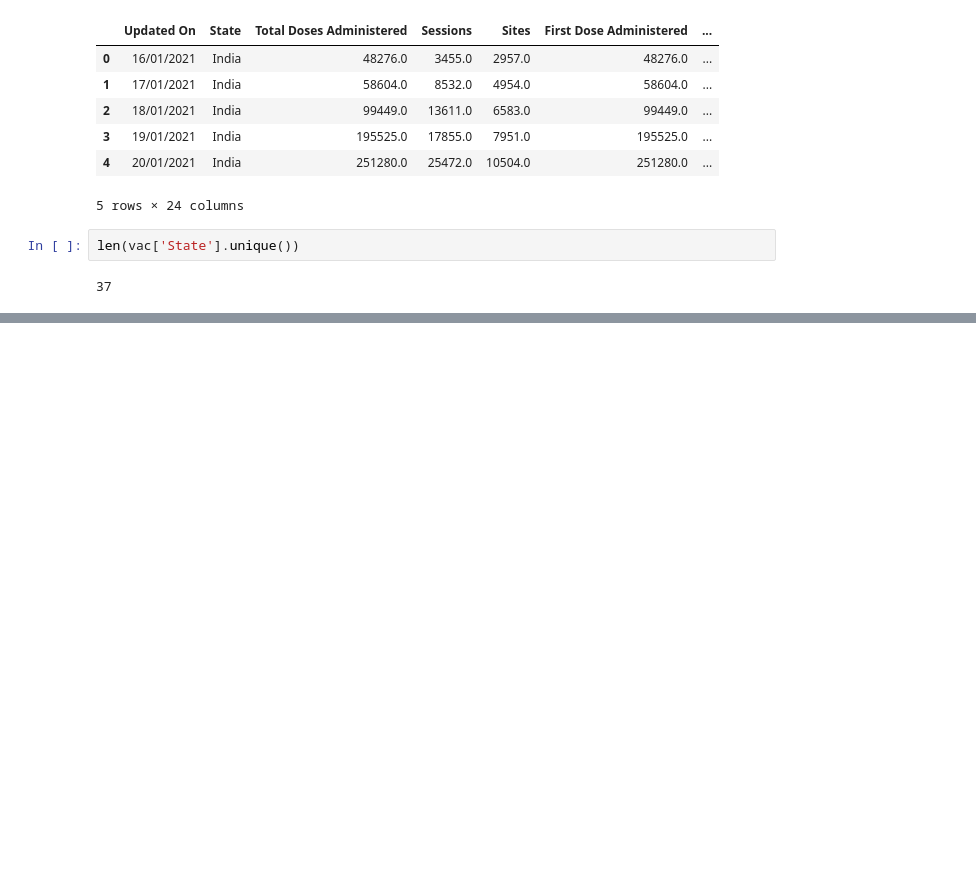
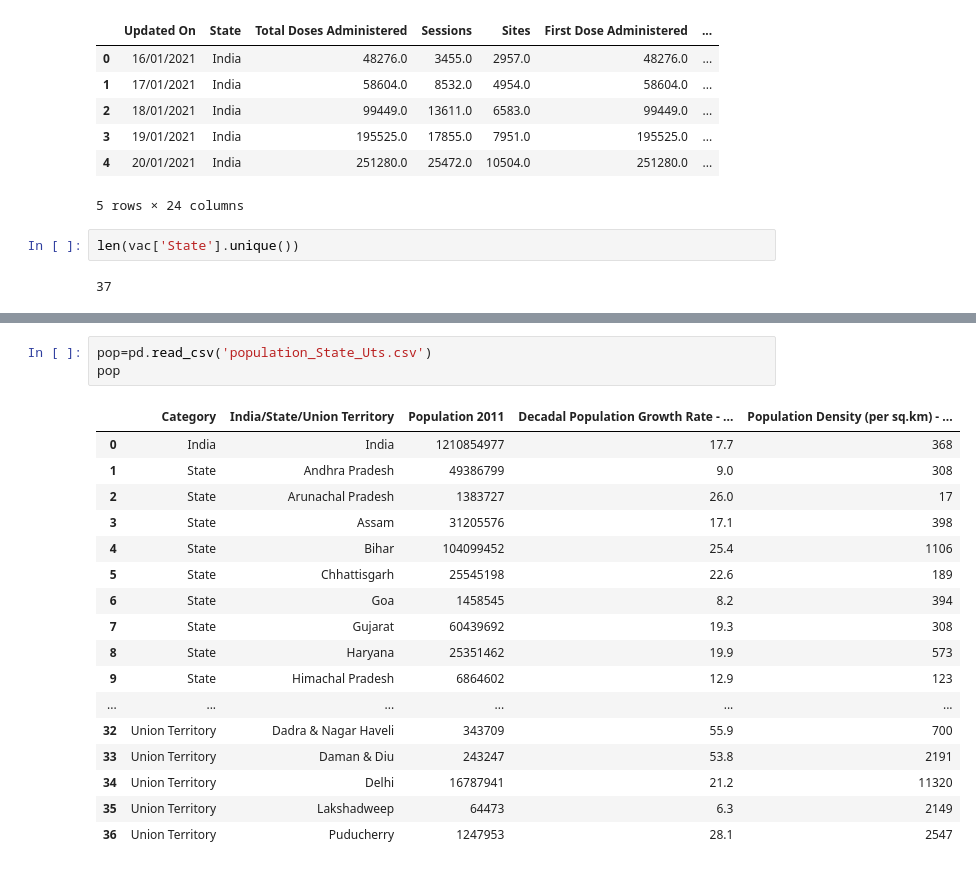
Before and after one commit to theDataQuad/covidWebapp, a Jupyter notebook: covid_Data_EDA.ipynb, the cells around one changed output, grey strips where cells are left out. Drawn from its saved outputs; the diff is of its cells as text; blank space fills up the shorter version.

Commit message:
Added a new data set of populations of the state and also updated the notebook by merging the vccine and caseas dataset

```diff
--- a/covid_Data_EDA.ipynb
+++ b/covid_Data_EDA.ipynb
@@ -358,0 +413,21 @@ for i in lst:
+# %%
+pop=pd.read_csv('population_State_Uts.csv')
+pop
+# %% [output]
+|  | Category | India/State/Union Territory | Population 2011 | Decadal Population Growth Rate - ... | Population Density (per sq.km) - ... |
+| 0 | India | India | 1210854977 | 17.7 | 368 |
+| 1 | State | Andhra Pradesh | 49386799 | 9.0 | 308 |
+| 2 | State | Arunachal Pradesh | 1383727 | 26.0 | 17 |
+| 3 | State | Assam | 31205576 | 17.1 | 398 |
+| 4 | State | Bihar | 104099452 | 25.4 | 1106 |
+| 5 | State | Chhattisgarh | 25545198 | 22.6 | 189 |
+| 6 | State | Goa | 1458545 | 8.2 | 394 |
+| 7 | State | Gujarat | 60439692 | 19.3 | 308 |
+| 8 | State | Haryana | 25351462 | 19.9 | 573 |
+| 9 | State | Himachal Pradesh | 6864602 | 12.9 | 123 |
+| ... | ... | ... | ... | ... | ... |
+| 32 | Union Territory | Dadra & Nagar Haveli | 343709 | 55.9 | 700 |
+| 33 | Union Territory | Daman & Diu | 243247 | 53.8 | 2191 |
+| 34 | Union Territory | Delhi | 16787941 | 21.2 | 11320 |
+| 35 | Union Territory | Lakshadweep | 64473 | 6.3 | 2149 |
+| 36 | Union Territory | Puducherry | 1247953 | 28.1 | 2547 |
```
Also changed, not shown: parts of 12 cells of this notebook, 1 other file.
